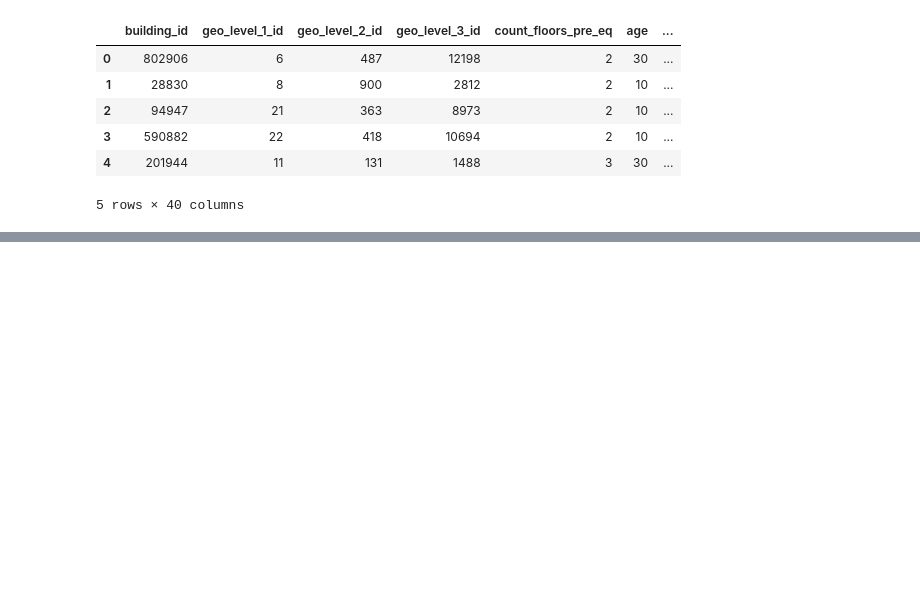
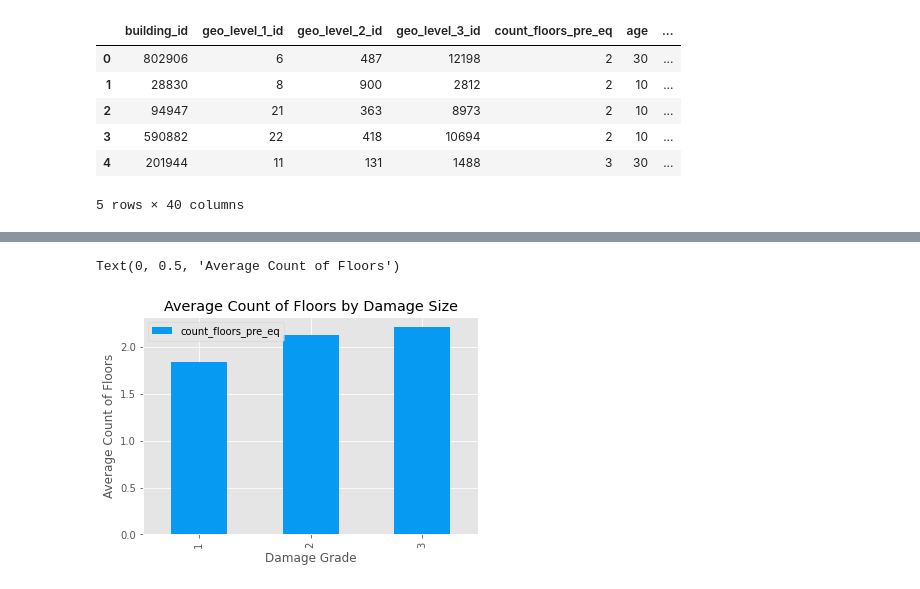
Before and after one commit to 21Ovi/Earthquake-Damage-Prediction, a Jupyter notebook: Equake_Beta_1.ipynb, the cells around one changed output, grey strips where cells are left out. Cells and saved outputs as stored; diff of their text form; code cells hidden in the pictures; blank space fills up the shorter version.

```diff
--- a/Equake_Beta_1.ipynb
+++ b/Equake_Beta_1.ipynb
@@ -70,0 +155,7 @@ df.head()
+# %%
+df[['count_floors_pre_eq', 'damage_grade']].groupby(['damage_grade']).mean().plot(kind='bar', title='Average Count of Floors by Damage Size', color='xkcd:azure')
+plt.xlabel('Damage Grade')
+plt.ylabel('Average Count of Floors')
+# %% [output]
+Text(0, 0.5, 'Average Count of Floors')
+[figure, added]
```
Also changed, not shown: parts of 12 cells of this notebook.
